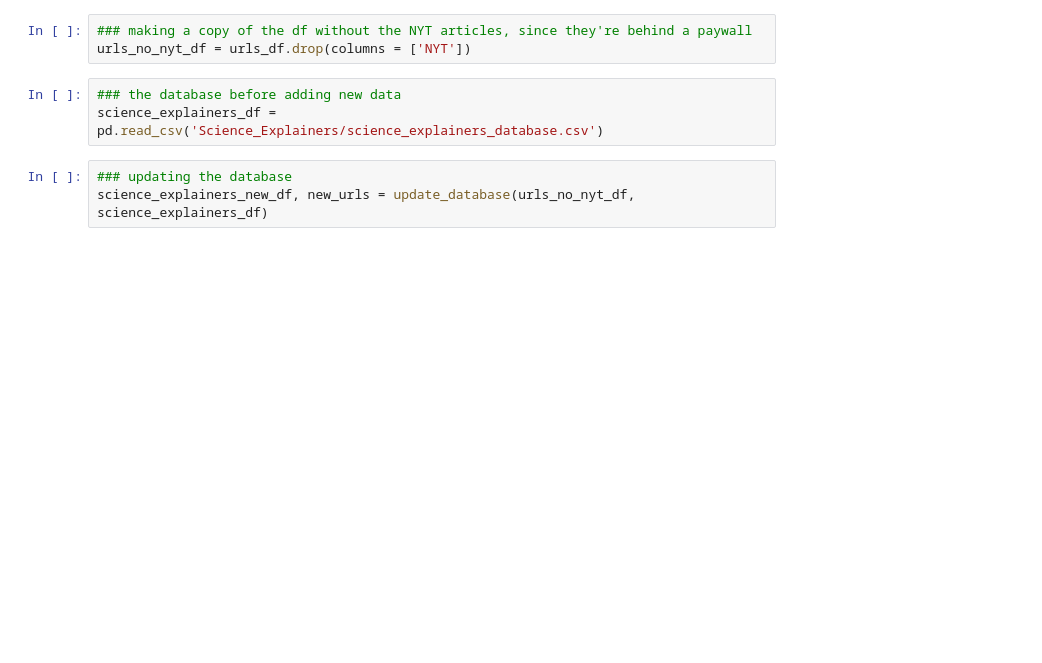
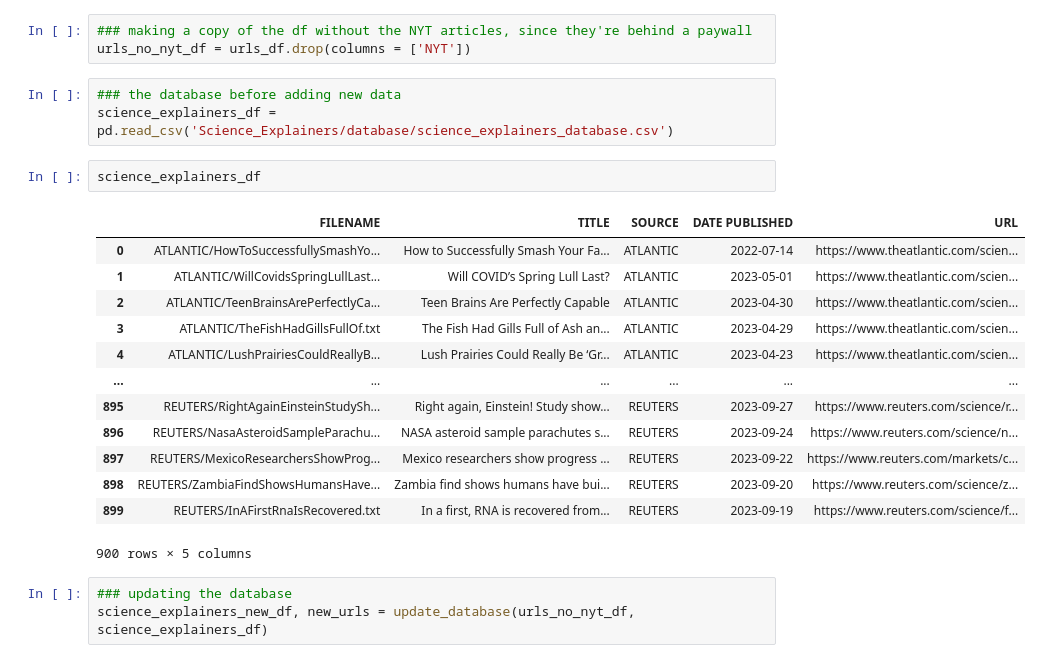
Before and after one commit to faithrts/science-explainers, a Jupyter notebook: database/science_explainer_database_update.ipynb, the cells around one changed output. Drawn from its saved outputs; the diff is of its cells as text; blank space fills up the shorter version.

```diff
--- a/database/science_explainer_database_update.ipynb
+++ b/database/science_explainer_database_update.ipynb
@@ -256,7 +286,23 @@ def date_finder_tester(source_name, urls_df):
 urls_no_nyt_df = urls_df.drop(columns = ['NYT'])
 # %%
 ### the database before adding new data
-science_explainers_df = pd.read_csv('Science_Explainers/science_explainers_database.csv')
+science_explainers_df = pd.read_csv('Science_Explainers/database/science_explainers_database.csv')
+# %%
+science_explainers_df
+# %% [output]
+|  | FILENAME | TITLE | SOURCE | DATE PUBLISHED | URL |
+| 0 | ATLANTIC/HowToSuccessfullySmashYo... | How to Successfully Smash Your Fa... | ATLANTIC | 2022-07-14 | https://www.theatlantic.com/scien... |
+| 1 | ATLANTIC/WillCovidsSpringLullLast... | Will COVID’s Spring Lull Last? | ATLANTIC | 2023-05-01 | https://www.theatlantic.com/scien... |
+| 2 | ATLANTIC/TeenBrainsArePerfectlyCa... | Teen Brains Are Perfectly Capable | ATLANTIC | 2023-04-30 | https://www.theatlantic.com/scien... |
+| 3 | ATLANTIC/TheFishHadGillsFullOf.txt | The Fish Had Gills Full of Ash an... | ATLANTIC | 2023-04-29 | https://www.theatlantic.com/scien... |
+| 4 | ATLANTIC/LushPrairiesCouldReallyB... | Lush Prairies Could Really Be ‘Gr... | ATLANTIC | 2023-04-23 | https://www.theatlantic.com/scien... |
+| ... | ... | ... | ... | ... | ... |
+| 895 | REUTERS/RightAgainEinsteinStudySh... | Right again, Einstein! Study show... | REUTERS | 2023-09-27 | https://www.reuters.com/science/r... |
+| 896 | REUTERS/NasaAsteroidSampleParachu... | NASA asteroid sample parachutes s... | REUTERS | 2023-09-24 | https://www.reuters.com/science/n... |
+| 897 | REUTERS/MexicoResearchersShowProg... | Mexico researchers show progress ... | REUTERS | 2023-09-22 | https://www.reuters.com/markets/c... |
+| 898 | REUTERS/ZambiaFindShowsHumansHave... | Zambia find shows humans have bui... | REUTERS | 2023-09-20 | https://www.reuters.com/science/z... |
+| 899 | REUTERS/InAFirstRnaIsRecovered.txt | In a first, RNA is recovered from... | REUTERS | 2023-09-19 | https://www.reuters.com/science/f... |
+900 rows × 5 columns
 # %%
 ### updating the database
 science_explainers_new_df, new_urls = update_database(urls_no_nyt_df, science_explainers_df)
```
Also changed, not shown: parts of 7 cells of this notebook.
